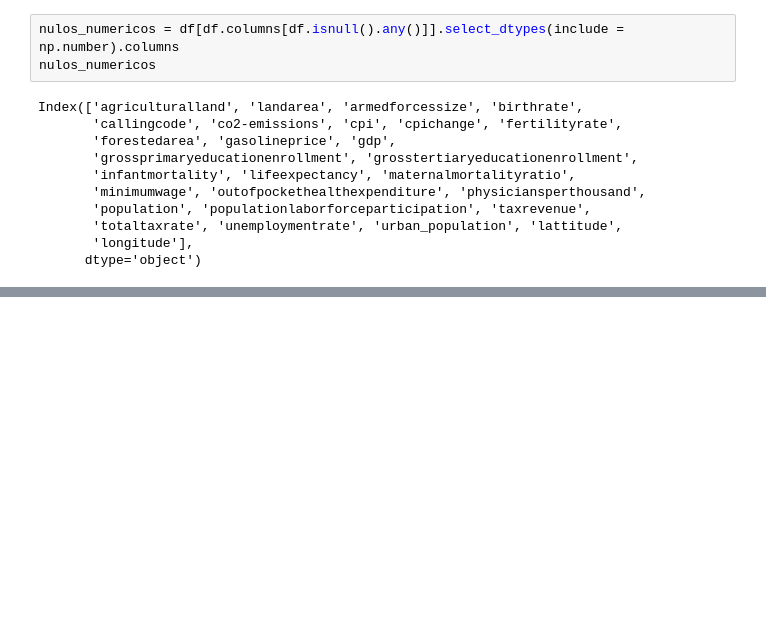
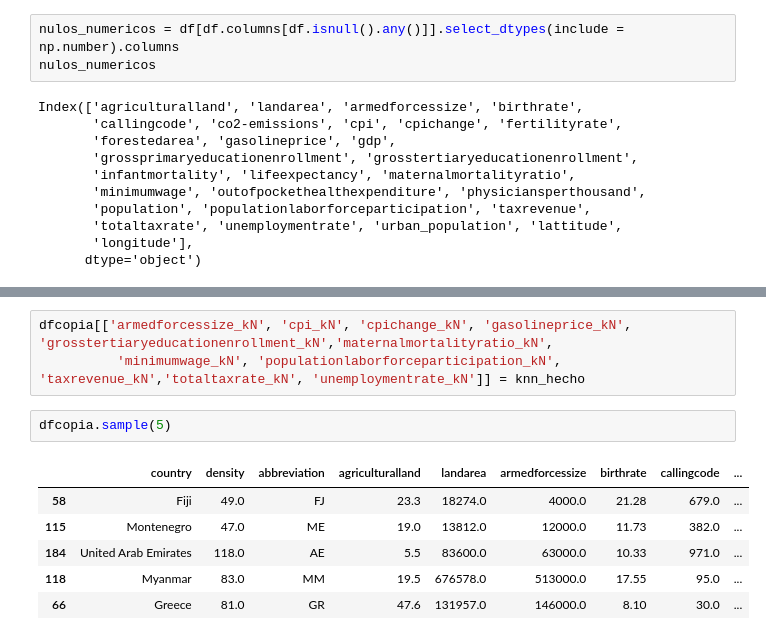
Before and after one commit to Adalab/da-promoF-modulo3-sprint1-pairprogramming-BelenZahara, a Jupyter notebook: PairProgrammingNulos.ipynb, the cells around one changed output, grey strips where cells are left out. Drawn from its saved outputs; the diff is of its cells as text; blank space fills up the shorter version.

```diff
--- a/PairProgrammingNulos.ipynb
+++ b/PairProgrammingNulos.ipynb
@@ -249,0 +375,12 @@ Index(['agriculturalland', 'landarea', 'armedforcessize', 'birthrate',
+# %%
+dfcopia[['armedforcessize_kN', 'cpi_kN', 'cpichange_kN', 'gasolineprice_kN', 'grosstertiaryeducationenrollment_kN','maternalmortalityratio_kN',
+          'minimumwage_kN', 'populationlaborforceparticipation_kN', 'taxrevenue_kN','totaltaxrate_kN', 'unemploymentrate_kN']] = knn_hecho
+# %%
+dfcopia.sample(5)
+# %% [output]
+|  | country | density | abbreviation | agriculturalland | landarea | armedforcessize | birthrate | callingcode | ... |
+| 58 | Fiji | 49.0 | FJ | 23.3 | 18274.0 | 4000.0 | 21.28 | 679.0 | ... |
+| 115 | Montenegro | 47.0 | ME | 19.0 | 13812.0 | 12000.0 | 11.73 | 382.0 | ... |
+| 184 | United Arab Emirates | 118.0 | AE | 5.5 | 83600.0 | 63000.0 | 10.33 | 971.0 | ... |
+| 118 | Myanmar | 83.0 | MM | 19.5 | 676578.0 | 513000.0 | 17.55 | 95.0 | ... |
+| 66 | Greece | 81.0 | GR | 47.6 | 131957.0 | 146000.0 | 8.10 | 30.0 | ... |
```
Also changed, not shown: parts of 15 cells of this notebook.
